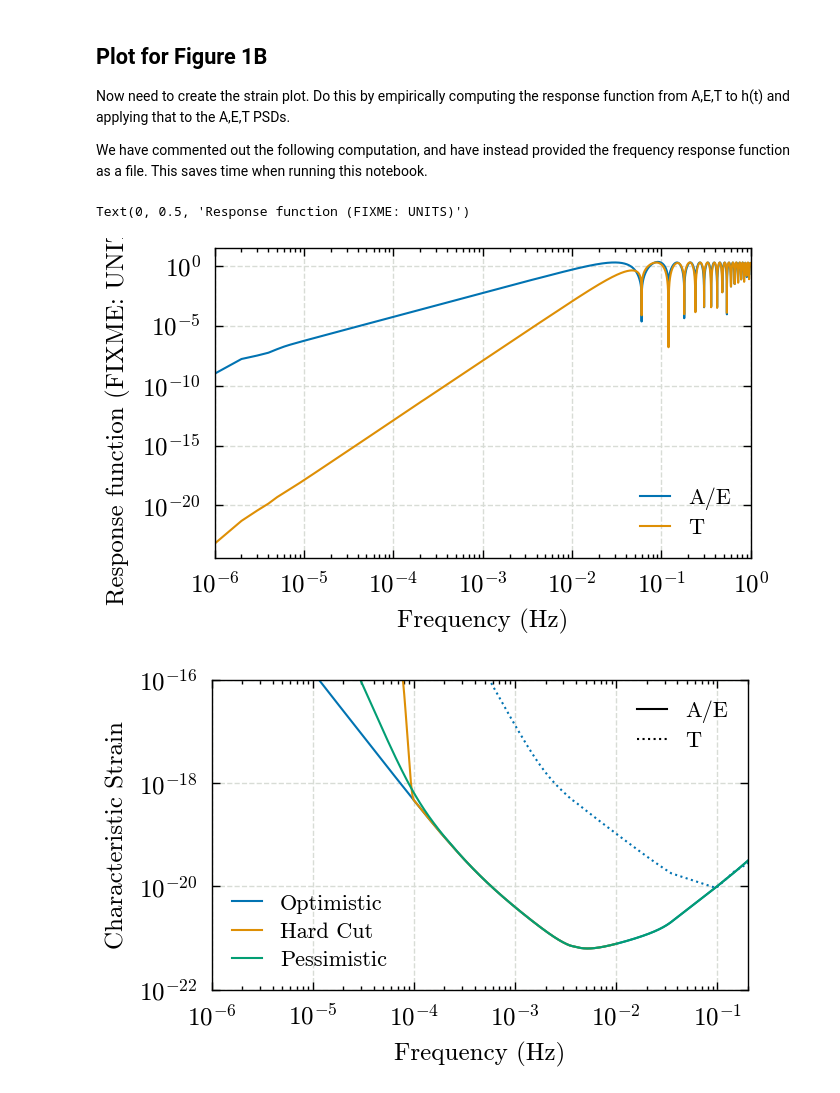
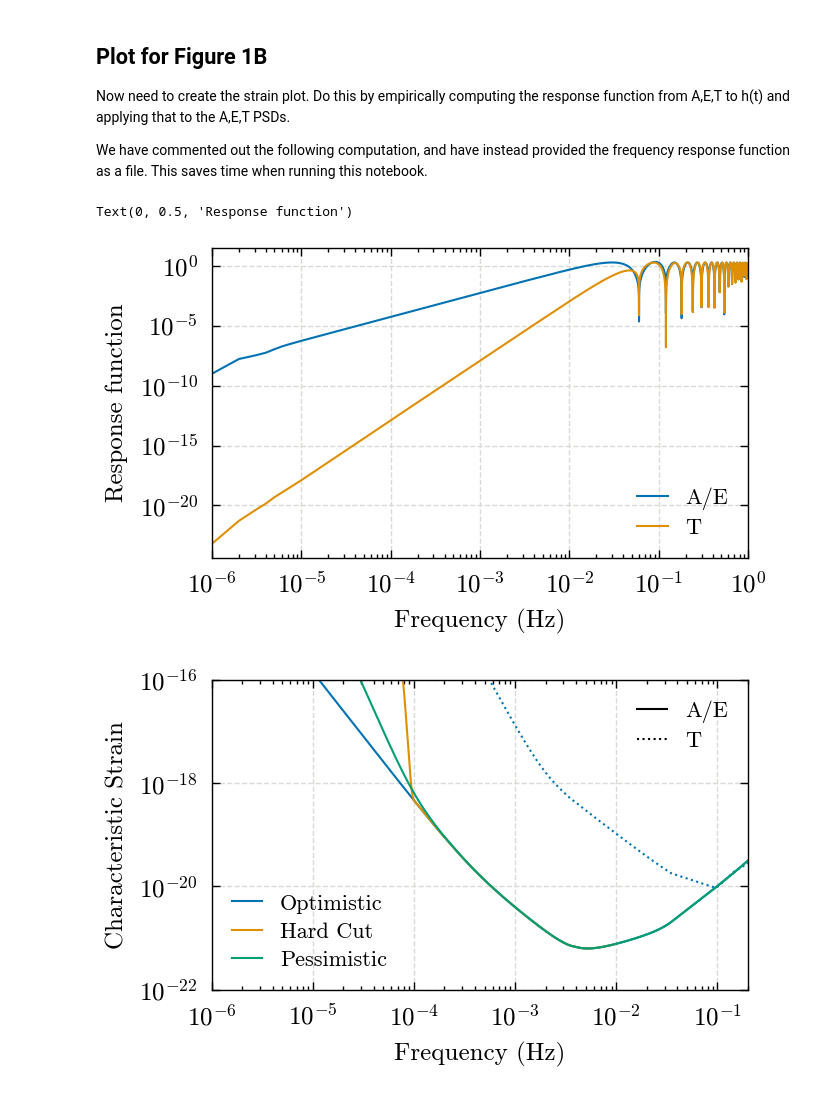
Before and after one commit to icg-gravwaves/lisa_premerger_paper, a Jupyter notebook: PSD_Files/PSD_filter_images.ipynb, the cells around one changed output. Drawn from its saved outputs; the diff is of its cells as text; code cells hidden in the pictures.

```diff
--- a/PSD_Files/PSD_filter_images.ipynb
+++ b/PSD_Files/PSD_filter_images.ipynb
@@ -312,14 +300,14 @@ tinterp_array = np.genfromtxt('T_response_function.txt')
 # %%
 plt.loglog(a.sample_frequencies[:-100], ainterp_array, label='A/E')
 plt.loglog(a.sample_frequencies[:-100], tinterp_array, label='T')
 plt.legend(loc='lower right')
 plt.grid(zorder=-100)
 plt.xlim(1e-6, 1)
 plt.xlabel("Frequency (Hz)")
-plt.ylabel("Response function (FIXME: UNITS)")
+plt.ylabel("Response function")
 # %% [output]
-Text(0, 0.5, 'Response function (FIXME: UNITS)')
+Text(0, 0.5, 'Response function')
-[figure, old version]
+[figure, new version]
 # %%
 cycle = plt.rcParams['axes.prop_cycle'].by_key()['color']
 
```
Also changed, not shown: parts of 4 cells of this notebook, 9 other files.
